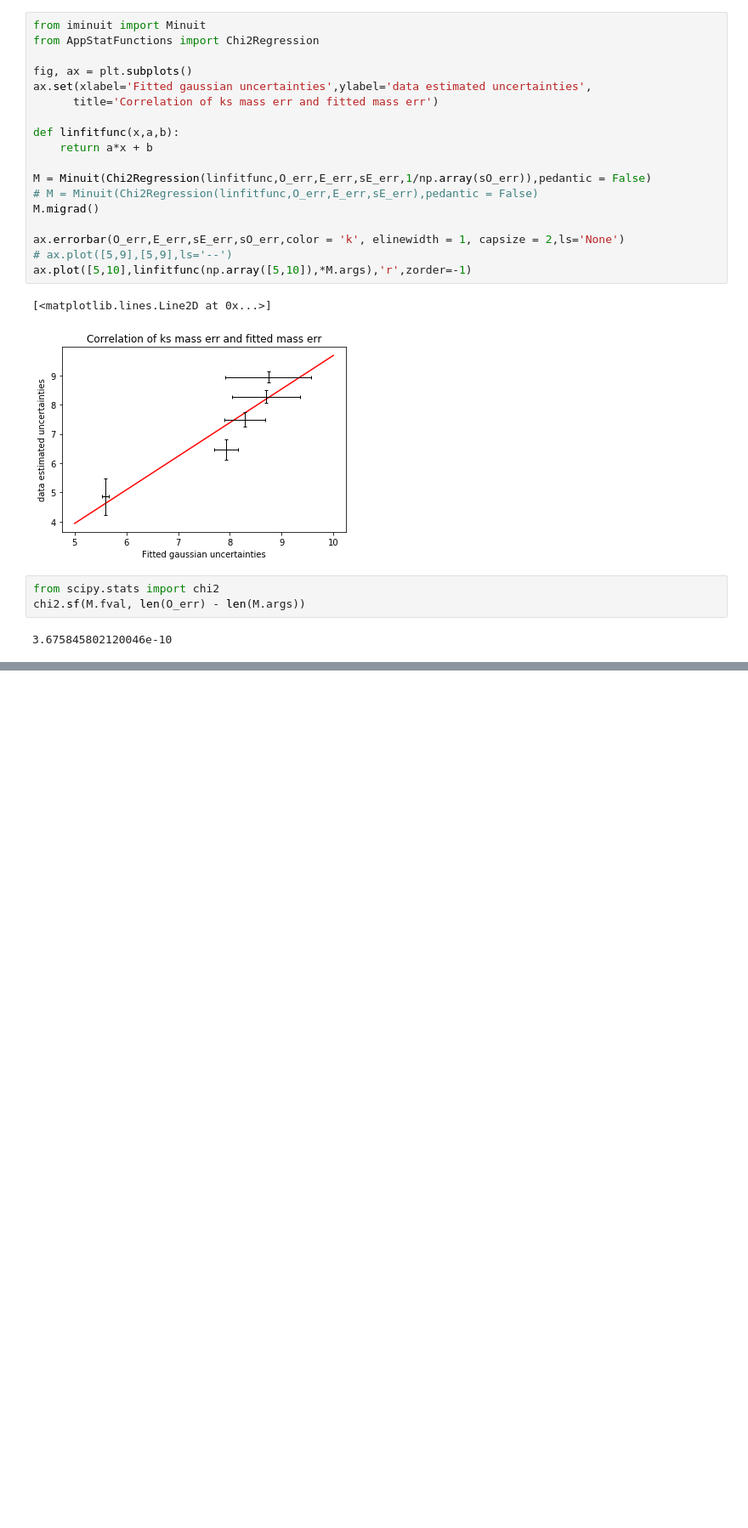
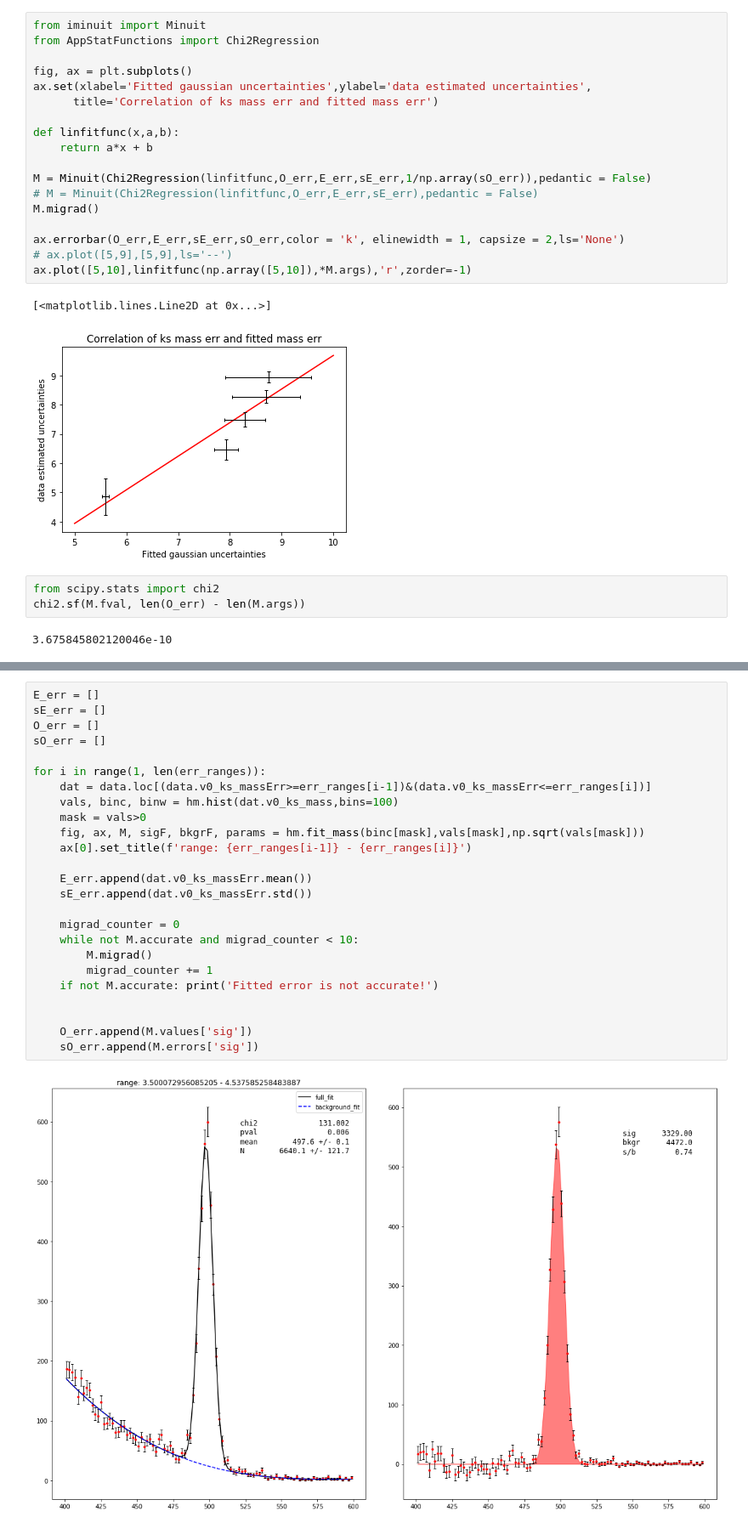
Before and after one commit to Vinther901/PUK, a Jupyter notebook: Mass_err.ipynb, the cells around one changed output, grey strips where cells are left out. Shown at 85% size. Drawn from its saved outputs; the diff is of its cells as text; blank space fills up the shorter version.

```diff
--- a/Mass_err.ipynb
+++ b/Mass_err.ipynb
@@ -116,0 +136,27 @@ chi2.sf(M.fval, len(O_err) - len(M.args))
+# %%
+E_err = []
+sE_err = []
+O_err = []
+sO_err = []
+
+for i in range(1, len(err_ranges)):
+    dat = data.loc[(data.v0_ks_massErr>=err_ranges[i-1])&(data.v0_ks_massErr<=err_ranges[i])]
+    vals, binc, binw = hm.hist(dat.v0_ks_mass,bins=100)
+    mask = vals>0
+    fig, ax, M, sigF, bkgrF, params = hm.fit_mass(binc[mask],vals[mask],np.sqrt(vals[mask]))
+    ax[0].set_title(f'range: {err_ranges[i-1]} - {err_ranges[i]}')
+
+    E_err.append(dat.v0_ks_massErr.mean())
+    sE_err.append(dat.v0_ks_massErr.std())
+
+    migrad_counter = 0
+    while not M.accurate and migrad_counter < 10:
+        M.migrad()
+        migrad_counter += 1
+    if not M.accurate: print('Fitted error is not accurate!')
+
+
+    O_err.append(M.values['sig'])
+    sO_err.append(M.errors['sig'])
+# %% [output]
+[figure, added]
```
Also changed, not shown: parts of 4 cells of this notebook.
